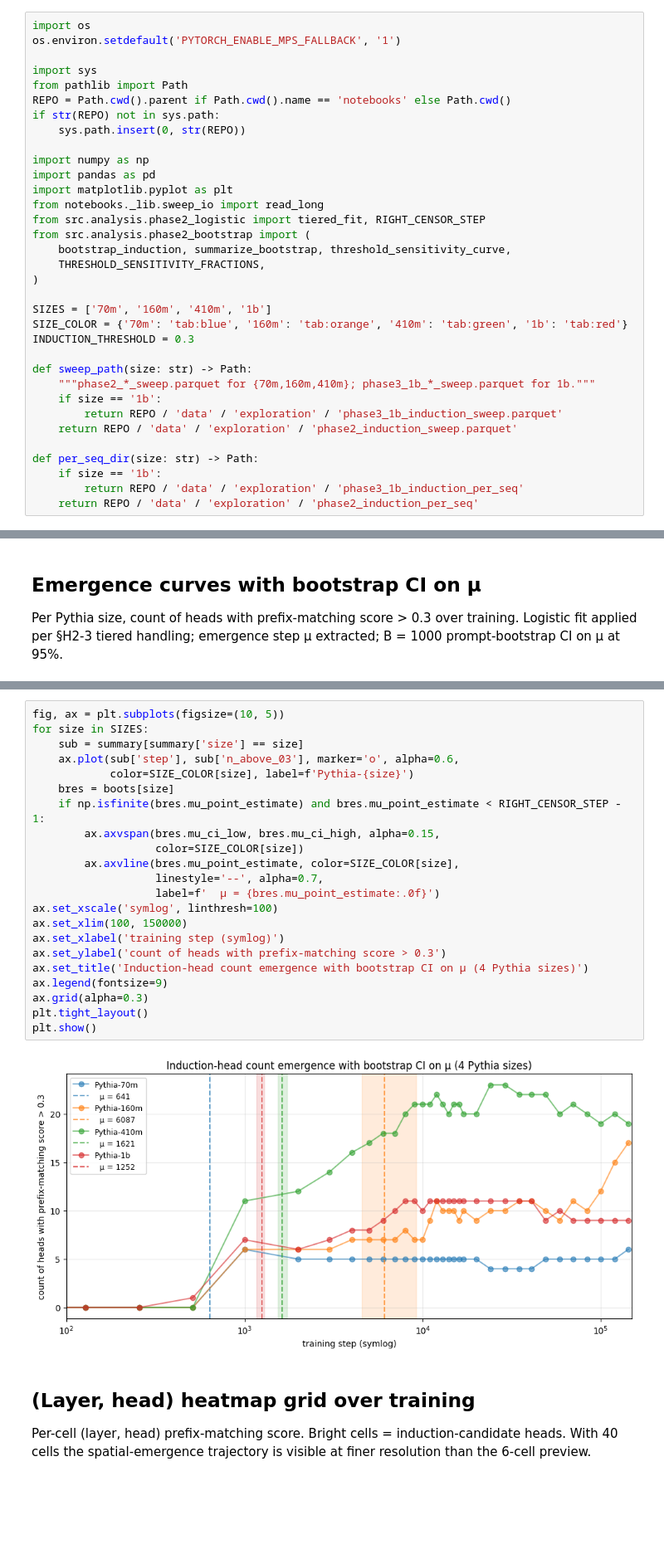
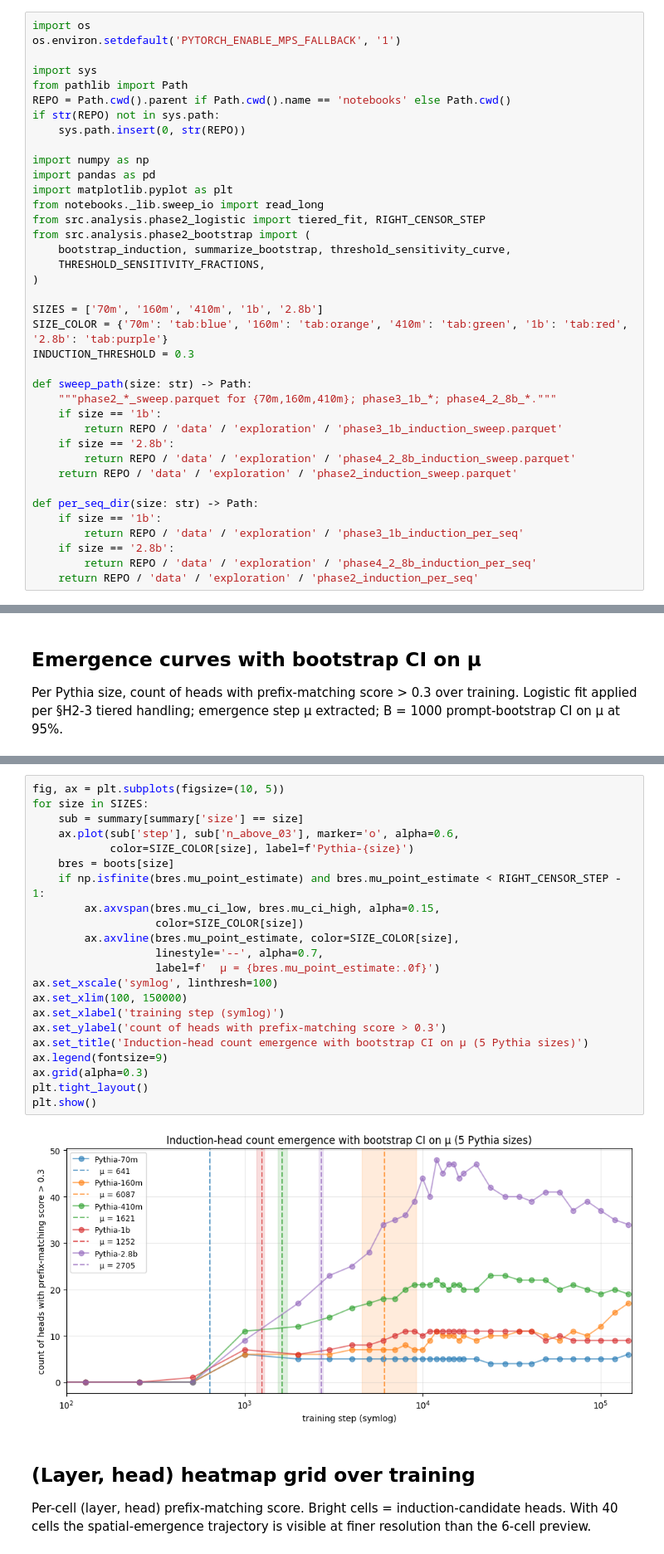
Before and after one commit to cam-berger/pythia-motif-emergence, a Jupyter notebook: notebooks/induction_full_sweep.ipynb, the cells around one changed output, grey strips where cells are left out. Shown at 83% size. Drawn from its saved outputs; the diff is of its cells as text; blank space fills up the shorter version.

```diff
--- a/notebooks/induction_full_sweep.ipynb
+++ b/notebooks/induction_full_sweep.ipynb
@@ -29,19 +29,23 @@ from src.analysis.phase2_bootstrap import (
     THRESHOLD_SENSITIVITY_FRACTIONS,
 )
 
-SIZES = ['70m', '160m', '410m', '1b']
-SIZE_COLOR = {'70m': 'tab:blue', '160m': 'tab:orange', '410m': 'tab:green', '1b': 'tab:red'}
+SIZES = ['70m', '160m', '410m', '1b', '2.8b']
+SIZE_COLOR = {'70m': 'tab:blue', '160m': 'tab:orange', '410m': 'tab:green', '1b': 'tab:red', '2.8b': 'tab:purple'}
 INDUCTION_THRESHOLD = 0.3
 
 def sweep_path(size: str) -> Path:
-    """phase2_*_sweep.parquet for {70m,160m,410m}; phase3_1b_*_sweep.parquet for 1b."""
+    """phase2_*_sweep.parquet for {70m,160m,410m}; phase3_1b_*; phase4_2_8b_*."""
     if size == '1b':
         return REPO / 'data' / 'exploration' / 'phase3_1b_induction_sweep.parquet'
+    if size == '2.8b':
+        return REPO / 'data' / 'exploration' / 'phase4_2_8b_induction_sweep.parquet'
     return REPO / 'data' / 'exploration' / 'phase2_induction_sweep.parquet'
 
 def per_seq_dir(size: str) -> Path:
     if size == '1b':
         return REPO / 'data' / 'exploration' / 'phase3_1b_induction_per_seq'
+    if size == '2.8b':
+        return REPO / 'data' / 'exploration' / 'phase4_2_8b_induction_per_seq'
     return REPO / 'data' / 'exploration' / 'phase2_induction_per_seq'
 # %% [markdown]
 ## Load sweep data
@@ -141,27 +147,27 @@ for size in SIZES:
 # %%
 fig, ax = plt.subplots(figsize=(10, 5))
 for size in SIZES:
     sub = summary[summary['size'] == size]
     ax.plot(sub['step'], sub['n_above_03'], marker='o', alpha=0.6,
             color=SIZE_COLOR[size], label=f'Pythia-{size}')
     bres = boots[size]
     if np.isfinite(bres.mu_point_estimate) and bres.mu_point_estimate < RIGHT_CENSOR_STEP - 1:
         ax.axvspan(bres.mu_ci_low, bres.mu_ci_high, alpha=0.15,
                    color=SIZE_COLOR[size])
         ax.axvline(bres.mu_point_estimate, color=SIZE_COLOR[size],
                    linestyle='--', alpha=0.7,
                    label=f'  μ = {bres.mu_point_estimate:.0f}')
 ax.set_xscale('symlog', linthresh=100)
 ax.set_xlim(100, 150000)
 ax.set_xlabel('training step (symlog)')
 ax.set_ylabel('count of heads with prefix-matching score > 0.3')
-ax.set_title('Induction-head count emergence with bootstrap CI on μ (4 Pythia sizes)')
+ax.set_title('Induction-head count emergence with bootstrap CI on μ (5 Pythia sizes)')
 ax.legend(fontsize=9)
 ax.grid(alpha=0.3)
 plt.tight_layout()
 plt.show()
 # %% [output]
-[figure, old version]
+[figure, new version]
 # %% [markdown]
 ## (Layer, head) heatmap grid over training
 
```
Also changed, not shown: parts of 8 cells of this notebook, 9 other files.
